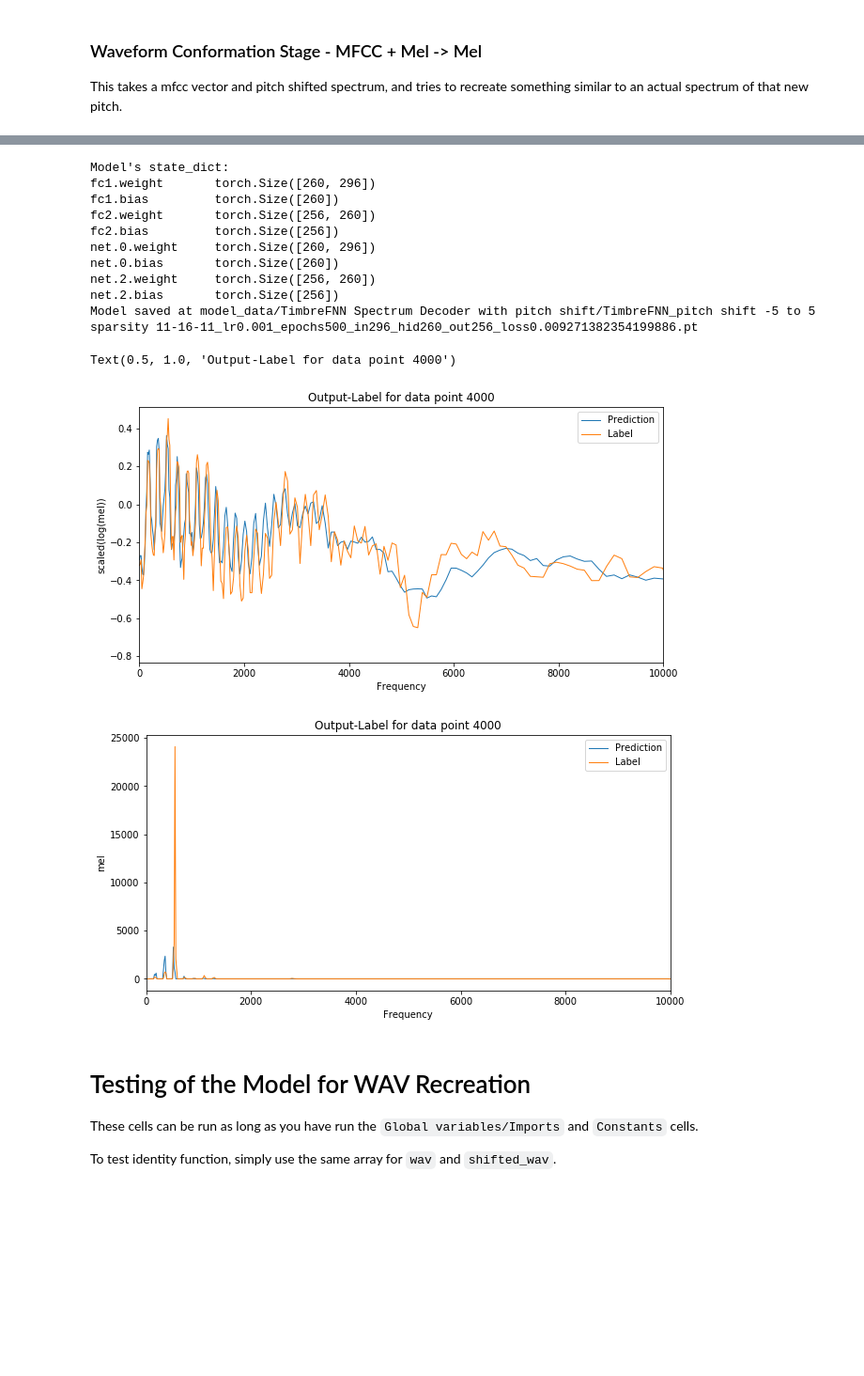
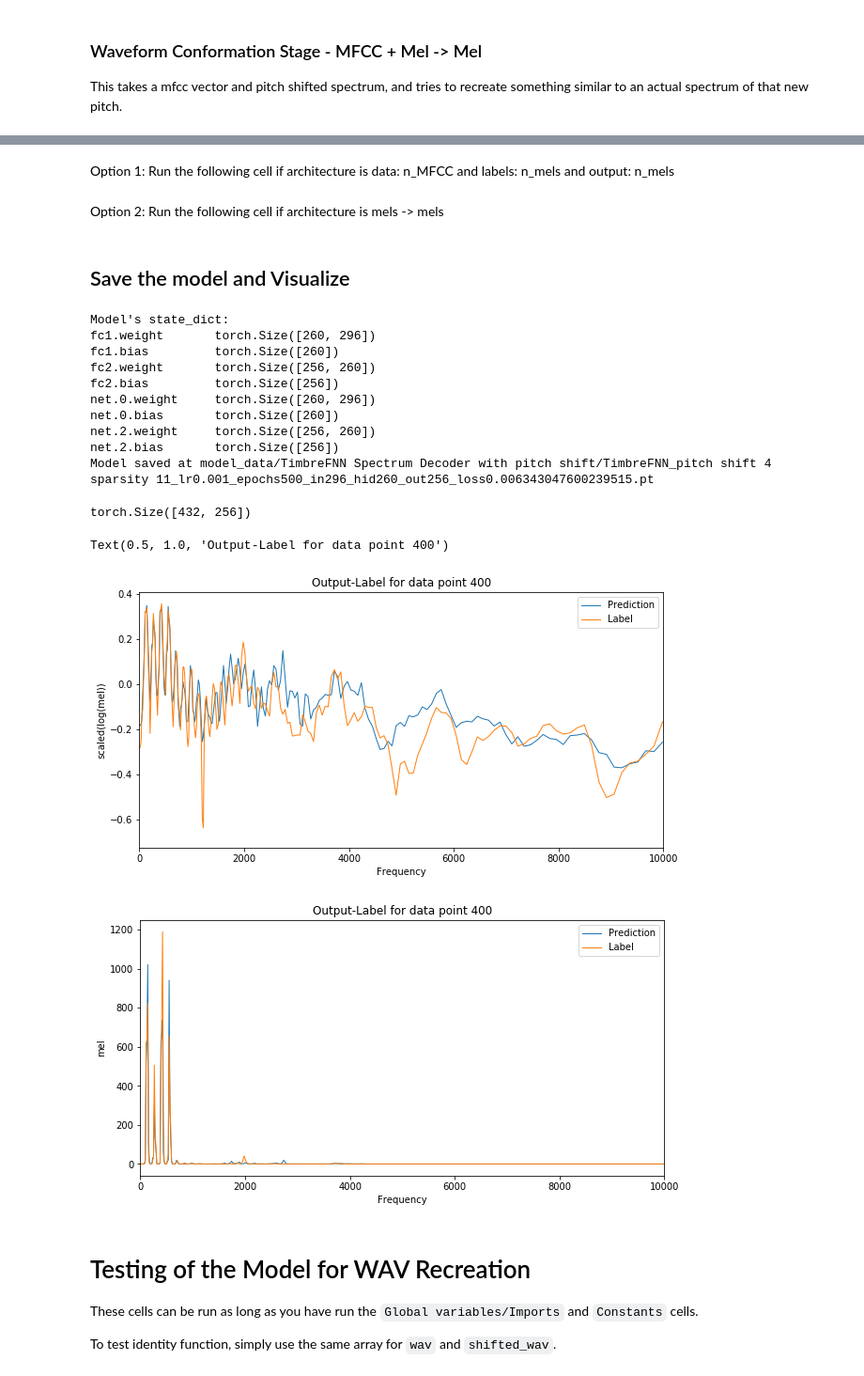
Before and after one commit to zioul123/VocalPitchModulator, a Jupyter notebook: Timbre And Spectrum Decoder for TimbreFNN.ipynb, the cells around one changed output, grey strips where cells are left out. Shown at 94% size. Cells and saved outputs as stored; diff of their text form; code cells hidden in the pictures; blank space fills up the shorter version.

```diff
--- a/Timbre And Spectrum Decoder for TimbreFNN.ipynb
+++ b/Timbre And Spectrum Decoder for TimbreFNN.ipynb
@@ -466 +446,4 @@ def create_training_dataset(n_ffts, overlap, n_mels,
+# %%
+pitch_shift_amts = [4]
+sparsities = np.array([11])
 # %%
@@ -527,12 +486,8 @@ Text(0.5, 1.0, 'X_train + X_val spectra')
 
 This takes a mfcc vector and pitch shifted spectrum, and tries to recreate something similar to an actual spectrum of that new pitch.
 # %%
-n_input = 296; n_hid = 260;
-# n_ffts = 1025;
-lr = 1e-3; n_epochs = 500; batch_size=22272//8;
-
 # Transfer learning - we take the model from the autoencoder stage
-model_path = os.path.join("model_data", "TimbreFNNDecoder_mels-mels_0.001_500_40_256_260_2048_0.0019322590669617057.pt")
+model_path = os.path.join("model_data", "TimbreFNNDecoder_mels-mels_0.001_500_40_256_260_2048_0.001875052461400628.pt")
 model = TimbreFNN(n_input=n_input, n_hid=n_hid, n_ffts=n_ffts, n_mels=n_mels)
 model.load_state_dict(torch.load(model_path))
 model.eval()
@@ -604,0 +559,2 @@ Time taken: 43.54375505447388
+# %% [markdown]
+Option 1: Run the following cell if architecture is data: n_MFCC and labels: n_mels and output: n_mels
@@ -605,10 +563,15 @@ Time taken: 43.54375505447388
+# %% [markdown]
+Option 2: Run the following cell if architecture is mels -> mels
+# %%
+special_name = "pitch shift 4 sparsity 11"
+# %% [markdown]
+## Save the model and Visualize
 # %%
-special_name = "pitch shift -5 to 5 sparsity 11-16-11"
 print("Model's state_dict:")
 for param_tensor in model.state_dict():
     print(param_tensor, "\t", model.state_dict()[param_tensor].size())
 model_path = os.path.join("model_data", "TimbreFNN Spectrum Decoder with pitch shift", "TimbreFNN_{}_lr{}_epochs{}_in{}_hid{}_out{}_loss{}.pt"
-                          .format(special_name, lr, n_epochs, n_input, n_hid, n_output, train_loss))
+                          .format(special_name, lr, n_epochs, n_input, n_hid, n_mels,train_loss))
 torch.save(model.state_dict(), model_path)
 print("Model saved at {}".format(model_path))
 # %% [output]
@@ -621,7 +584,7 @@ net.0.weight     torch.Size([260, 296])
 net.0.bias       torch.Size([260])
 net.2.weight     torch.Size([256, 260])
 net.2.bias       torch.Size([256])
-Model saved at model_data/TimbreFNN Spectrum Decoder with pitch shift/TimbreFNN_pitch shift -5 to 5 sparsity 11-16-11_lr0.001_epochs500_in296_hid260_out256_loss0.009271382354199886.pt
+Model saved at model_data/TimbreFNN Spectrum Decoder with pitch shift/TimbreFNN_pitch shift 4 sparsity 11_lr0.001_epochs500_in296_hid260_out256_loss0.006343047600239515.pt
 # %%
 vidx = 3; pIdx = 5; pid = 0; winIdx = 20;
 wavIdx = flat_ref_idx(vidx, pIdx, pid)
@@ -630,37 +593,40 @@ model = TimbreFNN(n_input=n_input, n_hid=n_hid, n_ffts=n_ffts, n_mels=n_mels)
 model.load_state_dict(torch.load(model_path))
 model.eval()
 model.to(device)
 
 predictions = model(X_val).cpu().detach().numpy()
 
+print(Y_val.shape)
 # # # # # # # # # # # # # # # # # # # # # # # # # # # #
 # Graphing of a single mel spectra for one datapoint  #
 # # # # # # # # # # # # # # # # # # # # # # # # # # # #
 # data_point = flat_data_idx(wavIdx, winIdx) # Not working after sparsity
-data_point = 4000
+# data_point = 4000
+data_point = 400
 
 x_axis = librosa.core.mel_frequencies(n_mels=256, fmin=0.0, fmax=22050.0)
 plt.figure(figsize=(10, 5))
 plt.plot(x_axis, predictions[data_point], label='Prediction', linewidth=1)
 plt.plot(x_axis, Y_val.cpu().detach().numpy()[data_point], label='Label', linewidth=1)
 plt.xlim(0, 10000)
 plt.xlabel('Frequency')
 plt.ylabel('scaled(log(mel))')
 plt.legend(loc='best')
 plt.title("Output-Label for data point {}".format(data_point))
 
 plt.figure(figsize=(10, 5))
 plt.plot(x_axis, np.e ** (predictions[data_point] * max_pitched_mels), label='Prediction', linewidth=1)
 plt.plot(x_axis, np.e ** (Y_val.cpu().detach().numpy()[data_point] * max_pitched_mels), label='Label', linewidth=1)
 plt.xlim(0, 10000)
 plt.xlabel('Frequency')
 plt.ylabel('mel')
 plt.legend(loc='best')
 plt.title("Output-Label for data point {}".format(data_point))
 # %% [output]
-Text(0.5, 1.0, 'Output-Label for data point 4000')
+torch.Size([432, 256])
+Text(0.5, 1.0, 'Output-Label for data point 400')
-[figure, old version]
+[figure, new version]
-[figure, old version]
+[figure, new version]
 # %% [markdown]
 # Testing of the Model for WAV Recreation
 These cells can be run as long as you have run the `Global variables/Imports` and `Constants` cells.
```
Also changed, not shown: parts of 17 cells of this notebook, 2 other files.
